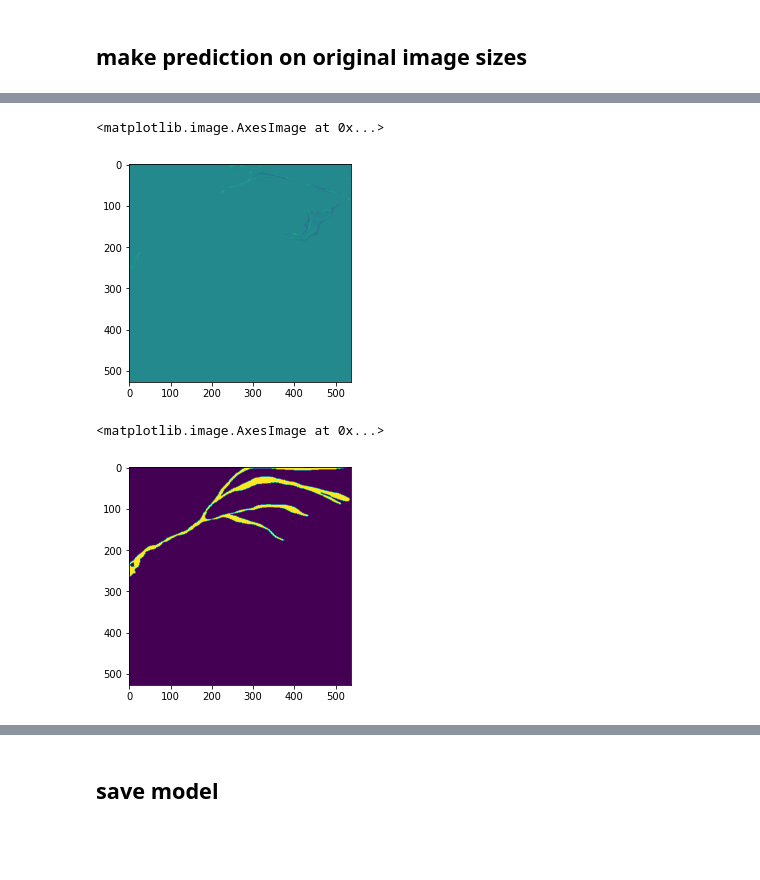
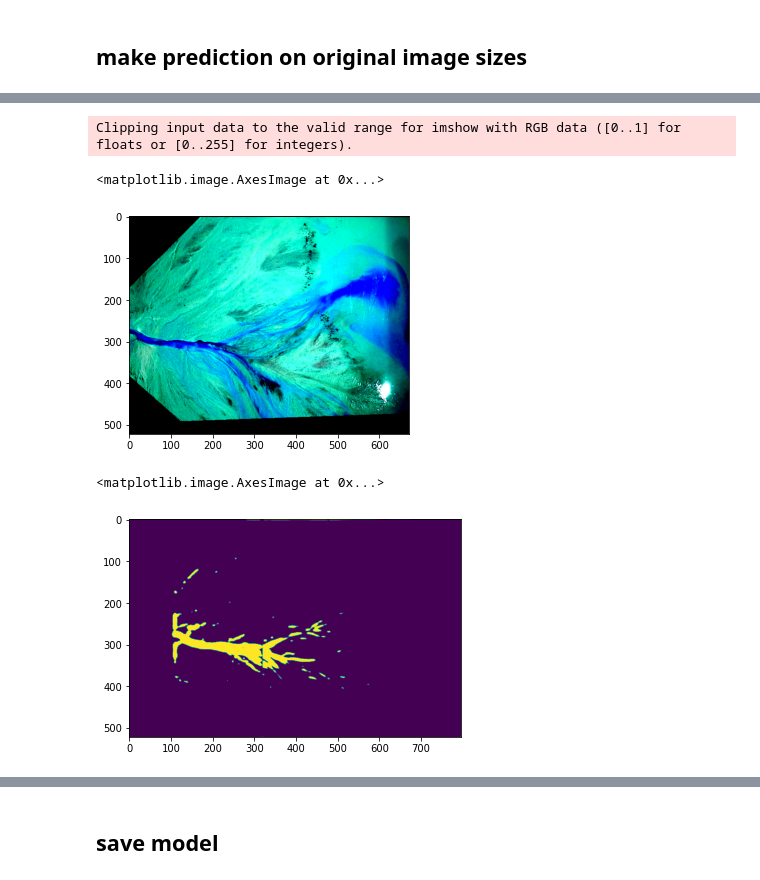
Before and after one commit to badGarnet/channel_image_segmentation, a Jupyter notebook: notes/small_unet.ipynb, the cells around one changed output, grey strips where cells are left out. Cells and saved outputs as stored; diff of their text form; code cells hidden in the pictures; blank space fills up the shorter version.

Commit message:
add normalization of the images

```diff
--- a/notes/small_unet.ipynb
+++ b/notes/small_unet.ipynb
@@ -168,13 +222,27 @@ from model import split_process_stitch_images
 %reload_ext autoreload
 %autoreload 2
 # %%
-img_id = 5
-# for img_id in range(trim_data2.shape[-1]):
-test_image = trim_data2[[0, 1, 2, 4], :, :, img_id]
-test_mask = trim_data2[3, :, :, img_id]
-test_image = np.moveaxis(test_image, 0, -1)
-# test_image = np.moveaxis(test_image, -2, 0)
+def process_one(img_id, trim_data2, process, dims):
+    r_dim, g_dim, b_dim, e_dim, m_dim = dims
+    # for img_id in range(trim_data2.shape[-1]):
+    test_image = trim_data2[img_id, :, :, [r_dim, g_dim, b_dim, e_dim]]
+    test_mask = trim_data2[img_id, :, :, m_dim]
 
-process = model.unet.predict
+    # if channel_dim == 0:
+    test_image = np.moveaxis(test_image, 0, -1)
+    test_image = np.moveaxis(test_image, 0, 1)
+    test_mask = np.moveaxis(test_mask, 0, 1)
 
-result = split_process_stitch_images(test_image, 512, 320, process)
+#     process = model.unet.predict
+
+    return test_image, test_mask, split_process_stitch_images(test_image, 512, 320, process)
+# %%
+def process_batch(img_ids, trim_data2, process, dims):
+    xs, ys, preds = [], [], []
+    for img_id in img_ids:
+        x, y, pred = process_one(img_id, trim_data2, process, dims)
+        xs.append(x)
+        ys.append(y)
+        preds.append(pred)
+
+    return xs, ys, preds
@@ -180,0 +260,2 @@ result = split_process_stitch_images(test_image, 512, 320, process)
+# %%
+xs, ys, preds = process_batch([0, 5, 10, 20, 40], trim_data2, model.unet.predict, range(5))
@@ -181,10 +266,13 @@ result = split_process_stitch_images(test_image, 512, 320, process)
+# %%
+sxs = tf.image.per_image_standardization(xs[0][:,:,:3])
 # %%
-plt.imshow(result)
+plt.imshow(sxs)
 # %% [output]
-<matplotlib.image.AxesImage at 0x...>
+Clipping input data to the valid range for imshow with RGB data ([0..1] for floats or [0..255] for integers).
+<matplotlib.image.AxesImage at 0x...>
-[figure, old version]
+[figure, new version]
 # %%
-plt.imshow(test_mask)
+plt.imshow(pred)
 # %% [output]
 <matplotlib.image.AxesImage at 0x...>
-[figure, old version]
+[figure, new version]
```
Also changed, not shown: parts of 26 cells of this notebook, 2 other files.
